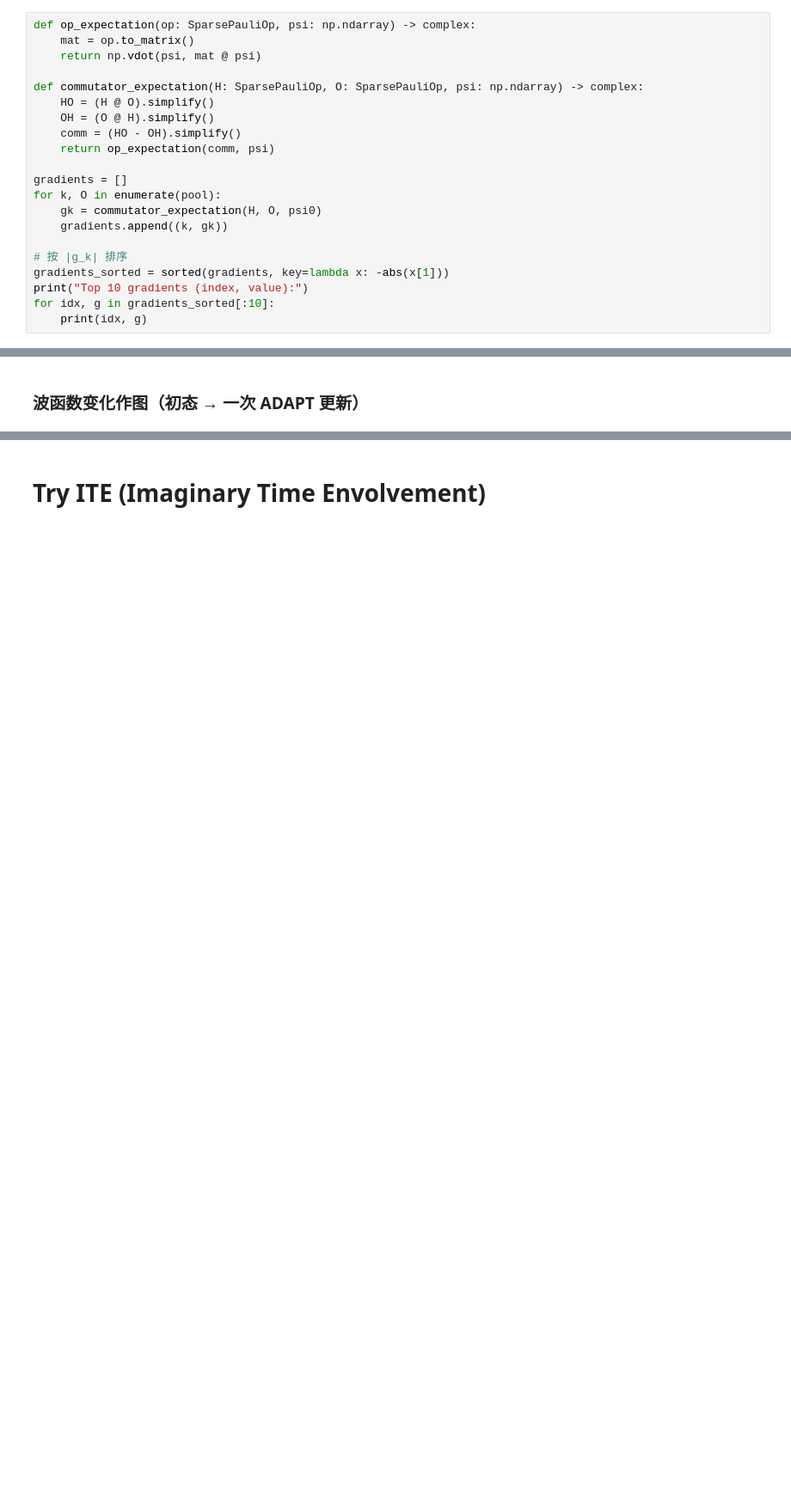
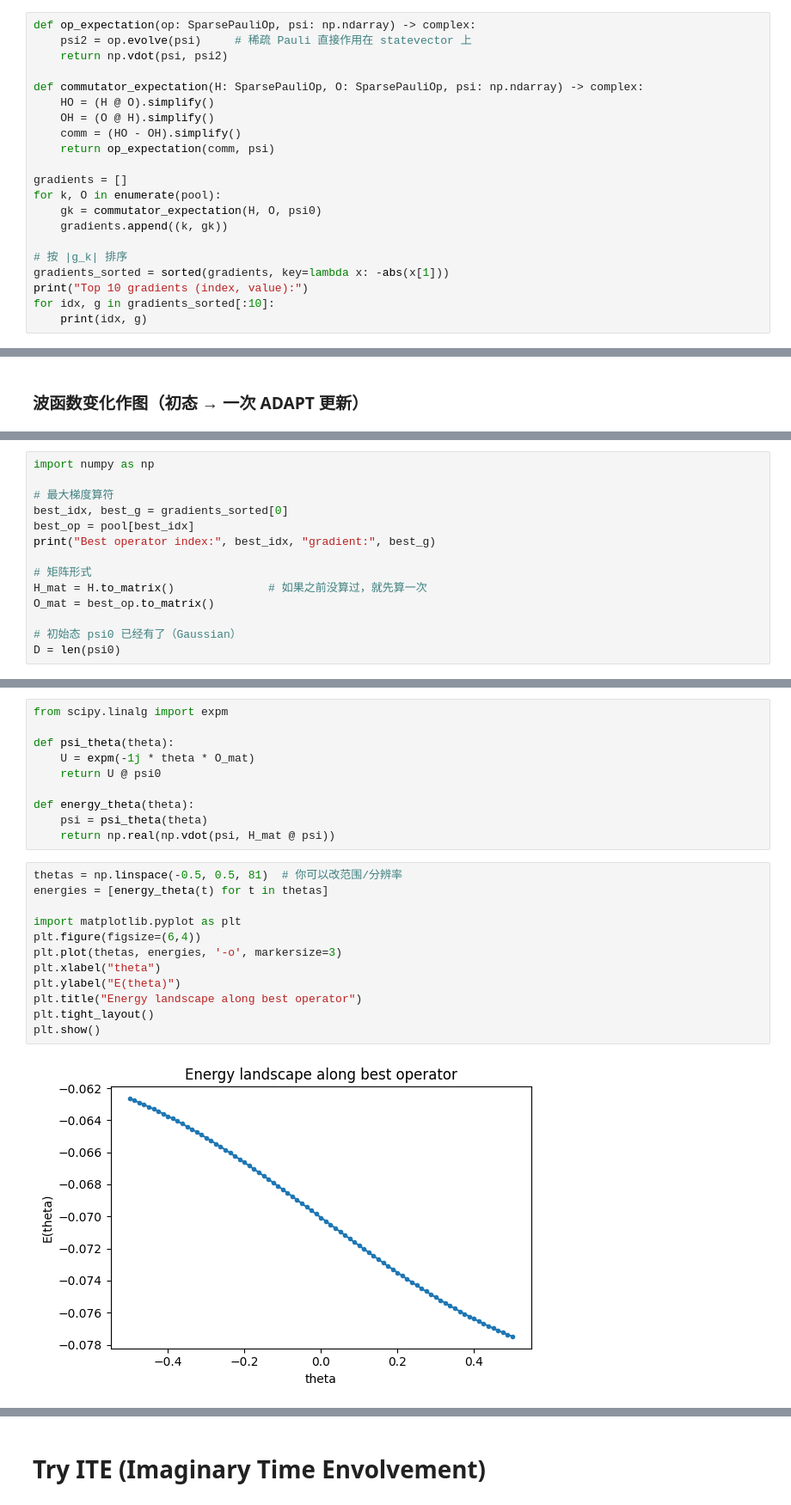
Before and after one commit to YeNing76/PySCF, a Jupyter notebook: Voronoi.ipynb, the cells around one changed output, grey strips where cells are left out. Shown at 86% size. Cells and saved outputs as stored; diff of their text form; blank space fills up the shorter version.

```diff
--- a/Voronoi.ipynb
+++ b/Voronoi.ipynb
@@ -2427,7 +2477,7 @@ psi0[D//2] = 1.0  # |center>
 # %%
 def op_expectation(op: SparsePauliOp, psi: np.ndarray) -> complex:
-    mat = op.to_matrix()
-    return np.vdot(psi, mat @ psi)
+    psi2 = op.evolve(psi)     # 稀疏 Pauli 直接作用在 statevector 上
+    return np.vdot(psi, psi2)
 
 def commutator_expectation(H: SparsePauliOp, O: SparsePauliOp, psi: np.ndarray) -> complex:
     HO = (H @ O).simplify()
@@ -2583,0 +2636,14 @@ Best operator index: 9 gradient: -0.01762877240476101j
+# %%
+import numpy as np
+
+# 最大梯度算符
+best_idx, best_g = gradients_sorted[0]
+best_op = pool[best_idx]
+print("Best operator index:", best_idx, "gradient:", best_g)
+
+# 矩阵形式
+H_mat = H.to_matrix()              # 如果之前没算过，就先算一次
+O_mat = best_op.to_matrix()
+
+# 初始态 psi0 已经有了（Gaussian）
+D = len(psi0)
@@ -2583,0 +2652,24 @@ Best operator index: 9 gradient: -0.01762877240476101j
+# %%
+from scipy.linalg import expm
+
+def psi_theta(theta):
+    U = expm(-1j * theta * O_mat)
+    return U @ psi0
+
+def energy_theta(theta):
+    psi = psi_theta(theta)
+    return np.real(np.vdot(psi, H_mat @ psi))
+# %%
+thetas = np.linspace(-0.5, 0.5, 81)  # 你可以改范围/分辨率
+energies = [energy_theta(t) for t in thetas]
+
+import matplotlib.pyplot as plt
+plt.figure(figsize=(6,4))
+plt.plot(thetas, energies, '-o', markersize=3)
+plt.xlabel("theta")
+plt.ylabel("E(theta)")
+plt.title("Energy landscape along best operator")
+plt.tight_layout()
+plt.show()
+# %% [output]
+[figure, added]
```
Also changed, not shown: parts of 61 cells of this notebook.
